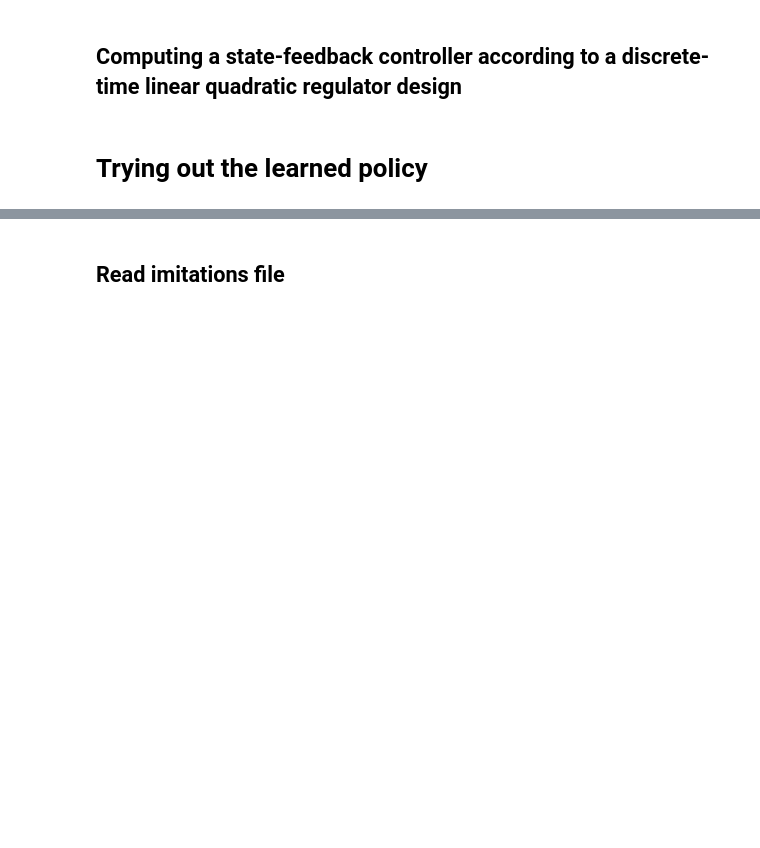
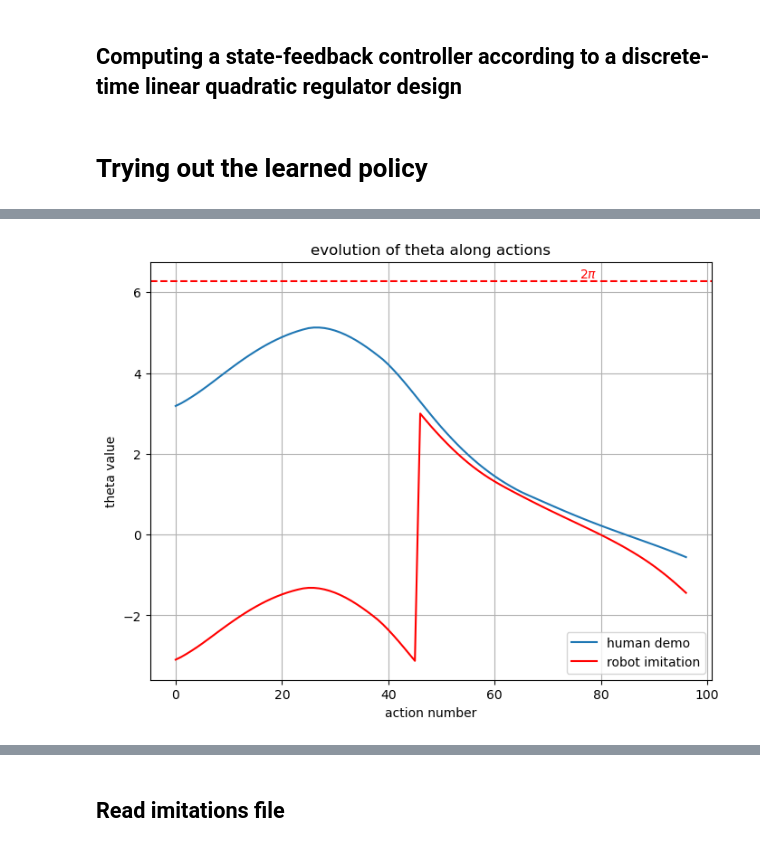
Before and after one commit to Meltout/learning-pendulum-swingup, a Jupyter notebook: notebook_working_balancing.ipynb, the cells around one changed output, grey strips where cells are left out. Cells and saved outputs as stored; diff of their text form; code cells hidden in the pictures; blank space fills up the shorter version.

```diff
--- a/notebook_working_balancing.ipynb
+++ b/notebook_working_balancing.ipynb
@@ -293,0 +516,6 @@ reset_to_swing_pose(robot_id)
+# %%
+x_dem =np.array(x_dem)
+xdot_dem =np.array(xdot_dem)
+theta_dem =np.array(theta_dem)
+thetadot_dem =np.array(thetadot_dem)
+state_D = np.vstack((x_dem,xdot_dem,theta_dem,thetadot_dem)).T
@@ -293,0 +633,13 @@ reset_to_swing_pose(robot_id)
+# %%
+theta_robot= []
+thetadot_robot = []
+x_robot= []
+xdot_robot=[]
+env = EnvRealistic(TIME_HORIZON=1000,swing = True)
+time.sleep(2)
+for t in range(len(U_optimal)):
+    state, dead, truncated = env.step(U_optimal[t])
+    theta_robot.append(state[2])
+    thetadot_robot.append(state[3])
+    x_robot.append(state[0])
+    xdot_robot.append(state[1])
@@ -293,0 +656,69 @@ reset_to_swing_pose(robot_id)
+# %%
+#plot them again
+import matplotlib.pyplot as plt
+
+
+
+#plot theta
+plt.figure(figsize=(8,6))
+plt.plot(np.arange(len(theta_dem)),theta_dem,label = 'human demo')
+plt.plot(np.arange(len(theta_robot)),theta_robot,label = 'robot imitation', color = 'r')
+plt.legend()
+plt.xlabel('action number')
+plt.ylabel('theta value')
+plt.title('evolution of theta along actions')
+# Add a horizontal line at y = 2 * pi
+plt.axhline(y=2 * np.pi, color='r', linestyle='--', label=r'$2\pi$')
+plt.text(len(theta_dem) * 0.8, 2 * np.pi, r'$2\pi$', color='r', ha='center', va='bottom')
+# Add grid to the plot
+plt.grid(True)
+plt.show()
+
+#plot x
+plt.figure(figsize=(8,6))
+plt.plot(np.arange(len(x_dem)),x_dem,label = 'human demo')
+plt.plot(np.arange(len(x_robot)),x_robot,label = 'robot imitation', color = 'r')
+plt.legend()
+plt.xlabel('action number')
+plt.ylabel('x value')
+plt.title('evolution of x along actions')
+# Add grid to the plot
+plt.grid(True)
+plt.show()
+
+#plot theta dot
+plt.figure(figsize=(8,6))
+plt.plot(np.arange(len(thetadot_dem)),thetadot_dem,label = 'human demo')
+plt.plot(np.arange(len(thetadot_robot)),thetadot_robot,label = 'robot imitation', color = 'r')
+plt.legend()
+plt.xlabel('action number')
+plt.ylabel('theta dot value')
+plt.title('evolution of theta dot along actions')
+# Add grid to the plot
+plt.grid(True)
+plt.show()
+
+#plot x dot
+plt.figure(figsize=(8,6))
+plt.plot(np.arange(len(xdot_dem)),xdot_dem,label = 'human demo')
+plt.plot(np.arange(len(xdot_robot)),xdot_robot,label = 'robot imitation', color = 'r')
+plt.legend()
+plt.xlabel('action number')
+plt.ylabel('x dot value')
+plt.title('evolution of x dot along actions')
+# Add grid to the plot
+plt.grid(True)
+plt.show()
+
+#plot actions
+plt.figure(figsize=(8,6))
+plt.plot(np.arange(len(action_dem)),action_dem)
+plt.plot(np.arange(len(U_optimal)),U_optimal,color = 'r')
+plt.xlabel('action number')
+plt.ylabel('action value')
+plt.title('evolution of control value along actions')
+# Add grid to the plot
+plt.grid(True)
+plt.show()
+# %% [output]
+[figure, added]
```
Also changed, not shown: parts of 30 cells of this notebook, 7 other files.
